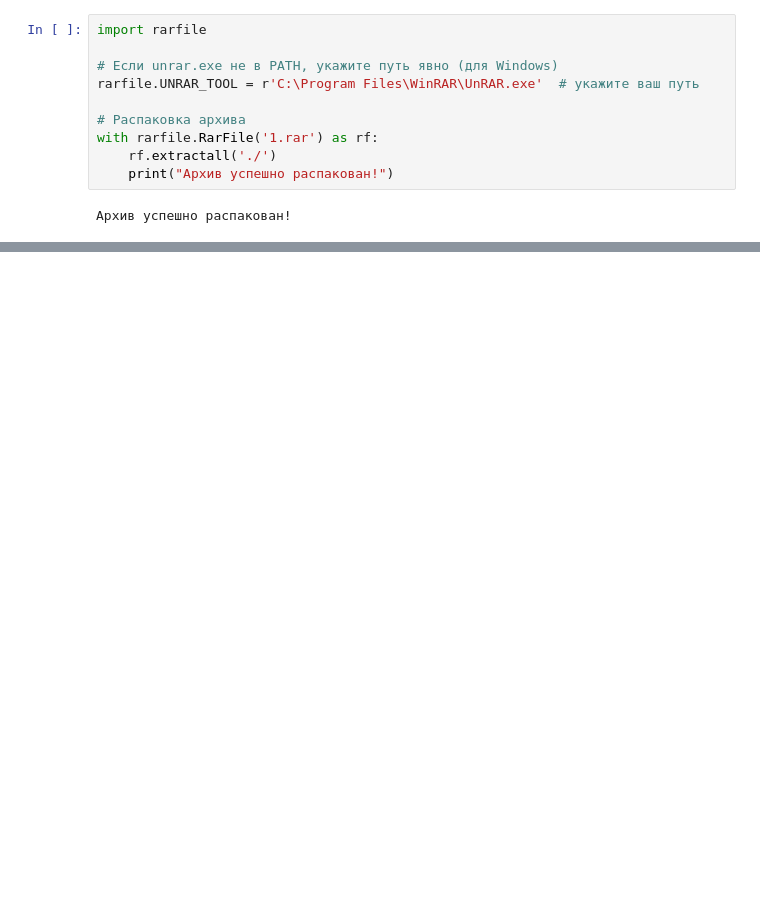
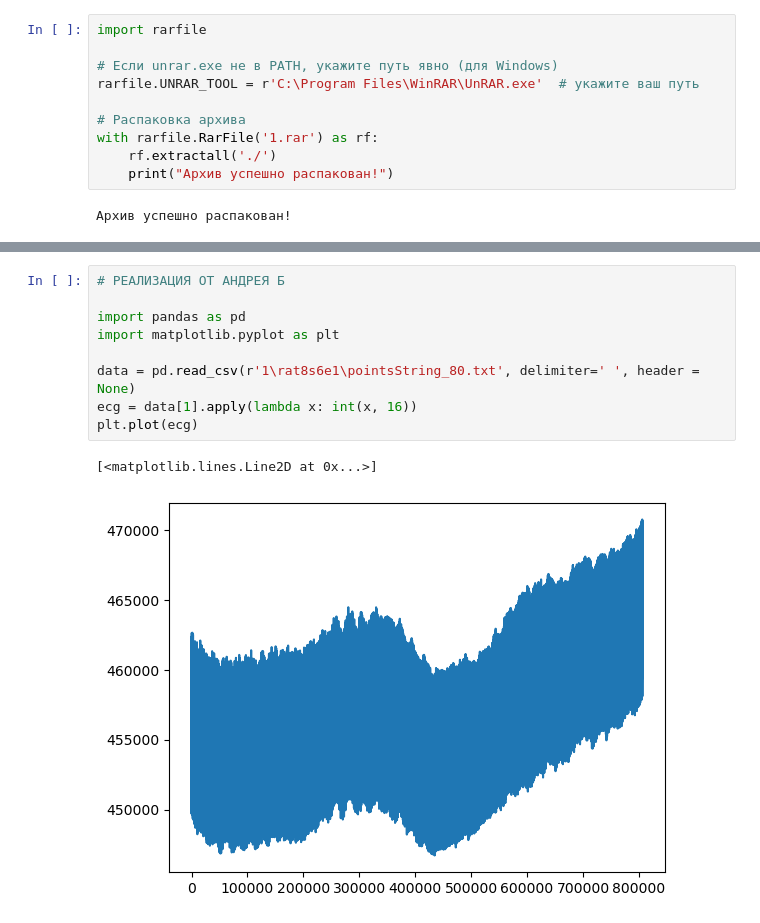
Before and after one commit to AndreiBatalov/Lab_Rats, a Jupyter notebook: lab_rats.ipynb, the cells around one changed output, grey strips where cells are left out. Drawn from its saved outputs; the diff is of its cells as text; blank space fills up the shorter version.

```diff
--- a/lab_rats.ipynb
+++ b/lab_rats.ipynb
@@ -762,0 +624,12 @@ C:\Users\mrfla\OneDrive\Documents\ИТМО\2 - Анализ медицински
+# %%
+# РЕАЛИЗАЦИЯ ОТ АНДРЕЯ Б
+
+import pandas as pd
+import matplotlib.pyplot as plt
+
+data = pd.read_csv(r'1\rat8s6e1\pointsString_80.txt', delimiter=' ', header = None)
+ecg = data[1].apply(lambda x: int(x, 16))
+plt.plot(ecg)
+# %% [output]
+[<matplotlib.lines.Line2D at 0x...>]
+[figure, added]
```
Also changed, not shown: parts of 9 cells of this notebook, 1 other file.
